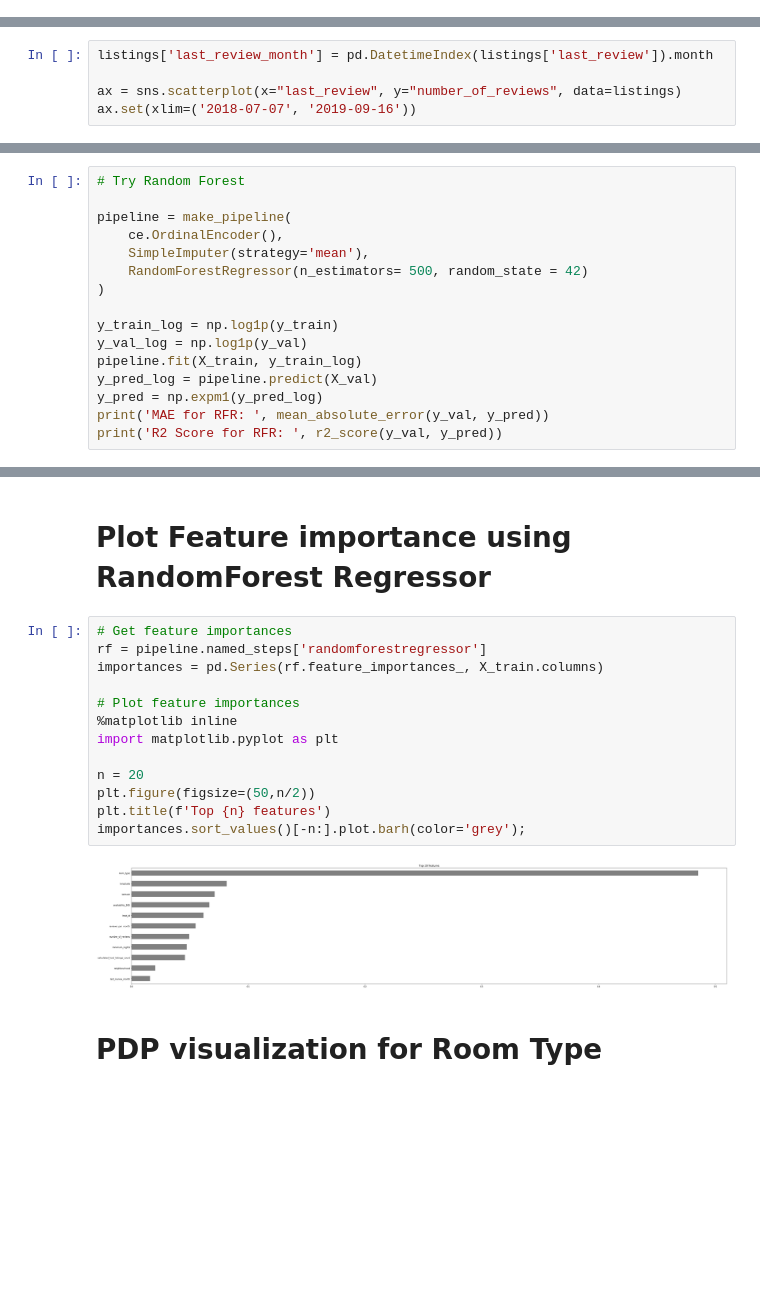
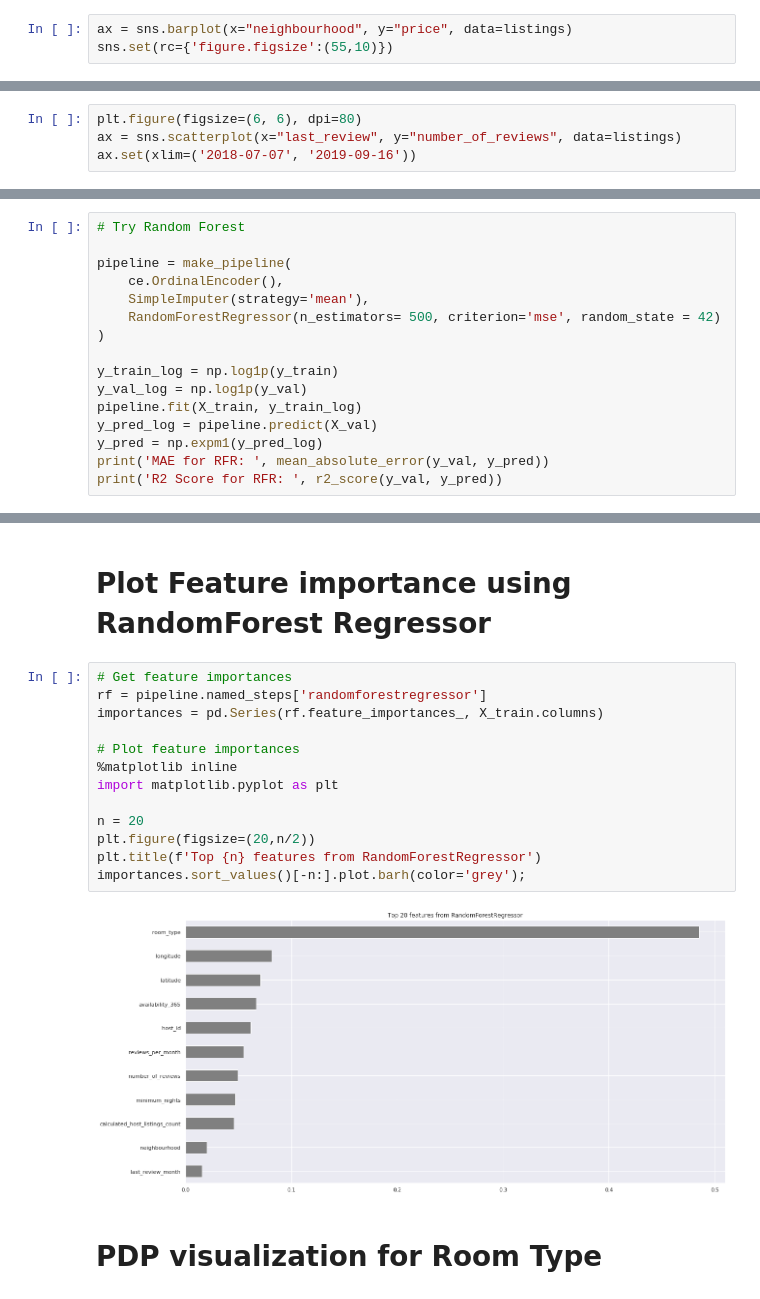
Before and after one commit to nikibhatt/DS-Unit-2-Applied-Modeling, a Jupyter notebook: NB_project2_Final.ipynb, the cells around one changed output, grey strips where cells are left out. Drawn from its saved outputs; the diff is of its cells as text; blank space fills up the shorter version.

```diff
--- a/NB_project2_Final.ipynb
+++ b/NB_project2_Final.ipynb
@@ -108,3 +109,6 @@ ax = sns.barplot(x="neighbourhood", y="price", hue="room_type", data=listings)
 sns.set(rc={'figure.figsize':(25,10)})
 # %% [output]
 [figure]
+# %%
+ax = sns.barplot(x="neighbourhood", y="price", data=listings)
+sns.set(rc={'figure.figsize':(55,10)})
@@ -122,5 +122,4 @@ ax.set(xlim=('2018-07-07', '2019-09-16'))
 # %%
-listings['last_review_month'] = pd.DatetimeIndex(listings['last_review']).month
-
+plt.figure(figsize=(6, 6), dpi=80)
 ax = sns.scatterplot(x="last_review", y="number_of_reviews", data=listings)
 ax.set(xlim=('2018-07-07', '2019-09-16'))
@@ -261,7 +396,7 @@ R2 Score for LR:  -0.14890727527918757
 pipeline = make_pipeline(
     ce.OrdinalEncoder(),
     SimpleImputer(strategy='mean'),
-    RandomForestRegressor(n_estimators= 500, random_state = 42)
+    RandomForestRegressor(n_estimators= 500, criterion='mse', random_state = 42)
 )
 
 y_train_log = np.log1p(y_train)
@@ -301,18 +436,18 @@ R2 Score for GB:  0.11604884941434357
 # %%
 # Get feature importances
 rf = pipeline.named_steps['randomforestregressor']
 importances = pd.Series(rf.feature_importances_, X_train.columns)
 
 # Plot feature importances
 %matplotlib inline
 import matplotlib.pyplot as plt
 
 n = 20
-plt.figure(figsize=(50,n/2))
-plt.title(f'Top {n} features')
+plt.figure(figsize=(20,n/2))
+plt.title(f'Top {n} features from RandomForestRegressor')
 importances.sort_values()[-n:].plot.barh(color='grey');
 # %% [output]
-[figure, old version]
+[figure, new version]
 # %% [markdown]
 # PDP visualization for Room Type
 # %%
```
Also changed, not shown: parts of 25 cells of this notebook.
